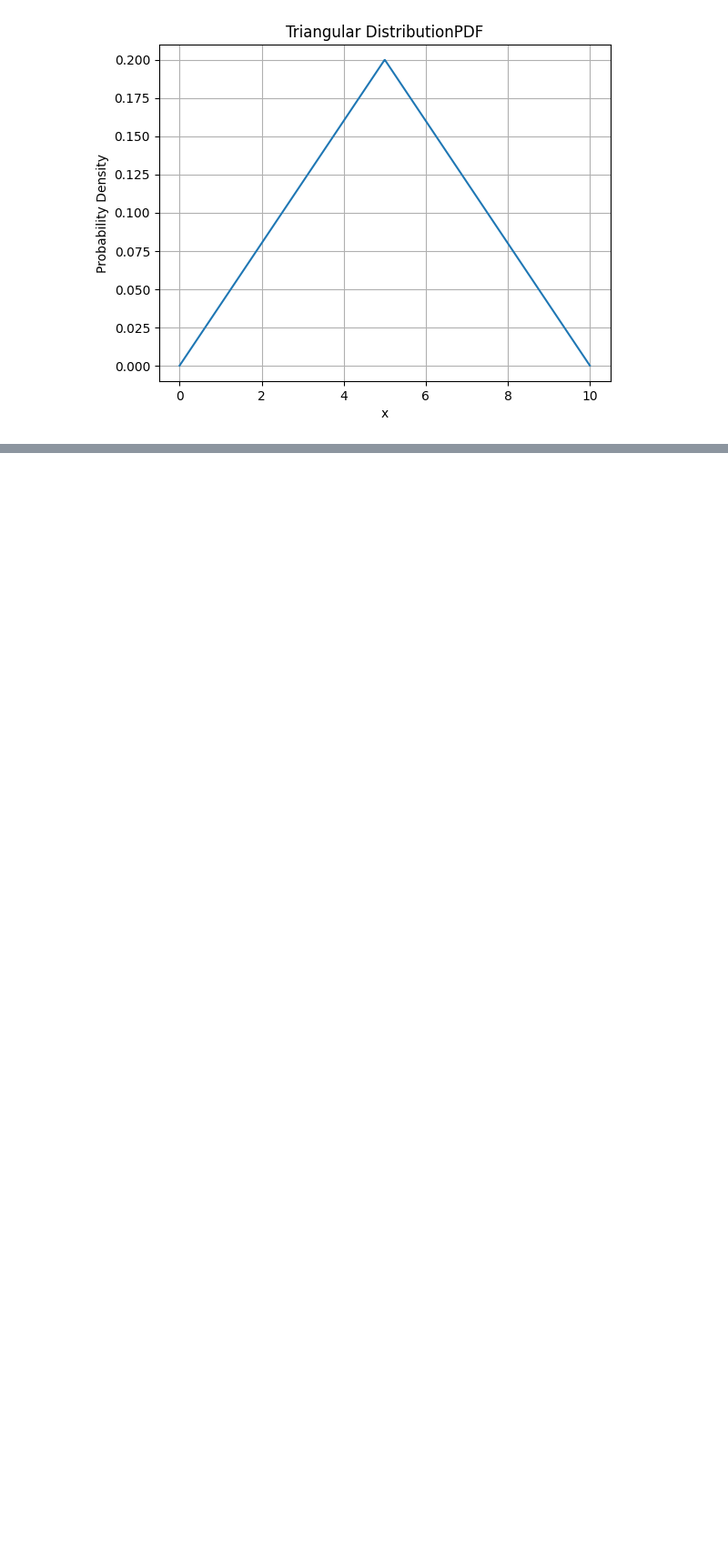
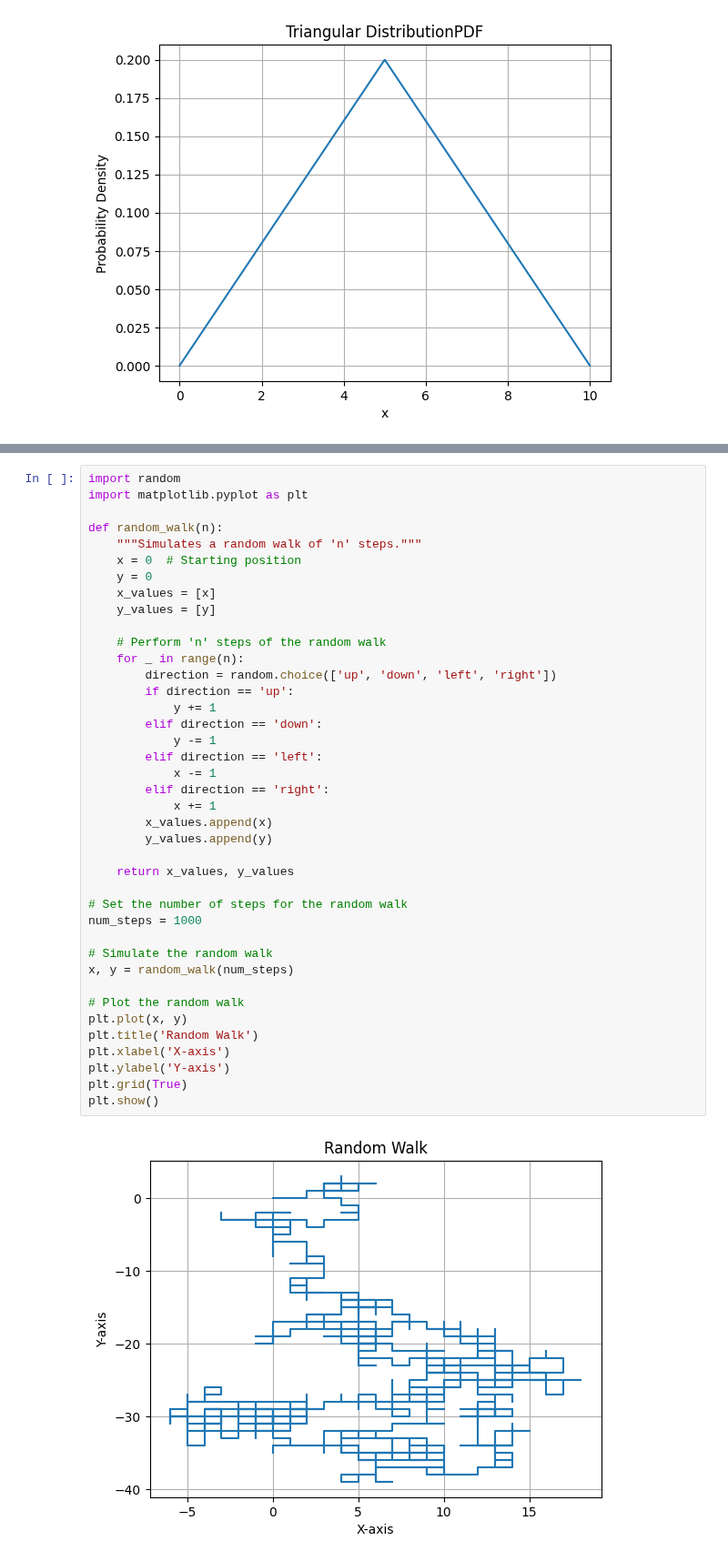
Before and after one commit to arunp77/MonteCarlo-simulation, a Jupyter notebook: Monte-carlo-simulations.ipynb, the cells around one changed output, grey strips where cells are left out. Shown at 91% size. Drawn from its saved outputs; the diff is of its cells as text; blank space fills up the shorter version.

```diff
--- a/Monte-carlo-simulations.ipynb
+++ b/Monte-carlo-simulations.ipynb
@@ -492,2 +570,44 @@ It can be classified into different types based on their underlying mechanisms a
+# %%
+import random
+import matplotlib.pyplot as plt
+
+def random_walk(n):
+    """Simulates a random walk of 'n' steps."""
+    x = 0  # Starting position
+    y = 0
+    x_values = [x]
+    y_values = [y]
+
+    # Perform 'n' steps of the random walk
+    for _ in range(n):
+        direction = random.choice(['up', 'down', 'left', 'right'])
+        if direction == 'up':
+            y += 1
+        elif direction == 'down':
+            y -= 1
+        elif direction == 'left':
+            x -= 1
+        elif direction == 'right':
+            x += 1
+        x_values.append(x)
+        y_values.append(y)
+
+    return x_values, y_values
+
+# Set the number of steps for the random walk
+num_steps = 1000
+
+# Simulate the random walk
+x, y = random_walk(num_steps)
+
+# Plot the random walk
+plt.plot(x, y)
+plt.title('Random Walk')
+plt.xlabel('X-axis')
+plt.ylabel('Y-axis')
+plt.grid(True)
+plt.show()
+# %% [output]
+[figure, added]
 # %% [markdown]
 <div style="background-color: #99ccff; width: 1250px; height: 30px; padding: 10px; border: 3px solid #ccc;">
```
Also changed, not shown: parts of 12 cells of this notebook.
